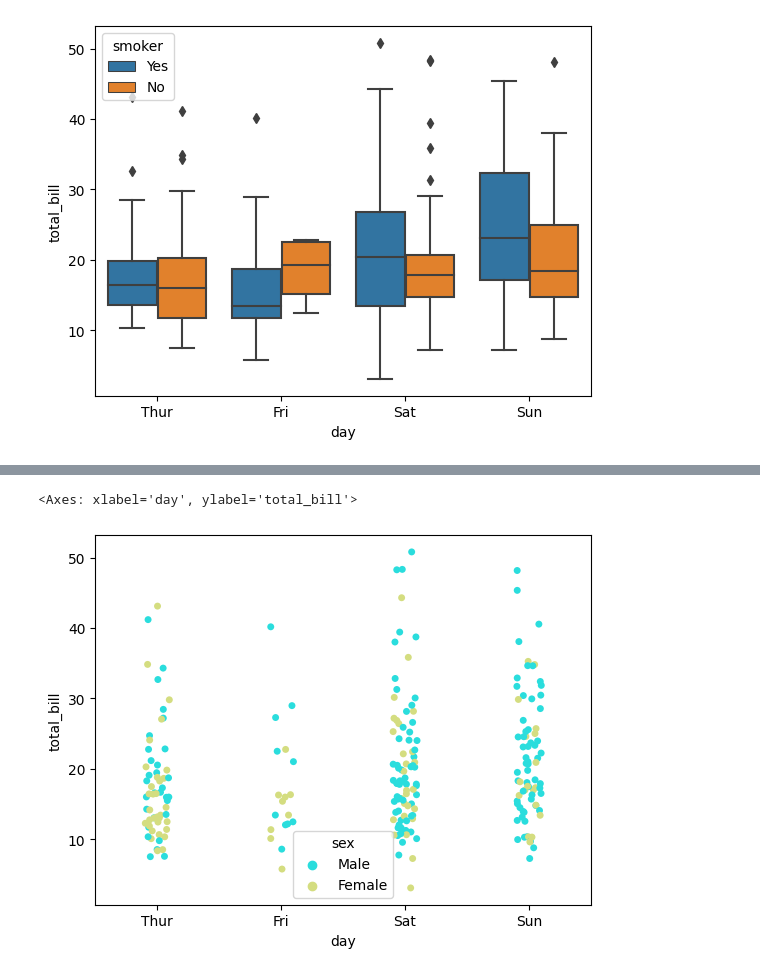
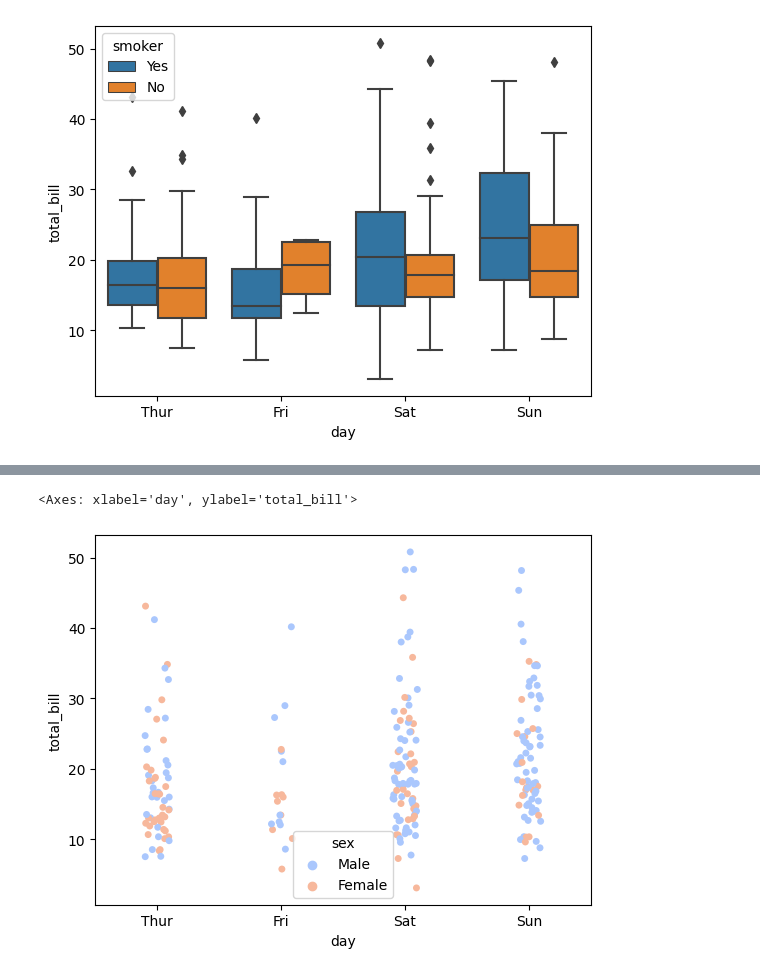
Before and after one commit to MeghanGH/google-colaboratory, a Jupyter notebook: Seaborn.ipynb, the cells around one changed output, grey strips where cells are left out. Drawn from its saved outputs; the diff is of its cells as text; code cells hidden in the pictures.

```diff
--- a/Seaborn.ipynb
+++ b/Seaborn.ipynb
@@ -91,5 +91,5 @@ sns.violinplot(x='day', y='total_bill', data=tips, palette='coolwarm')
 # %%
-sns.stripplot(x="day", y="total_bill", data=tips,jitter=True, hue='sex', palette='rainbow')
+sns.stripplot(x="day", y="total_bill", data=tips,jitter=True, hue='sex', palette='coolwarm')
 # %% [output]
 <Axes: xlabel='day', ylabel='total_bill'>
-[figure, old version]
+[figure, new version]
```
Also changed, not shown: parts of 10 cells of this notebook.
